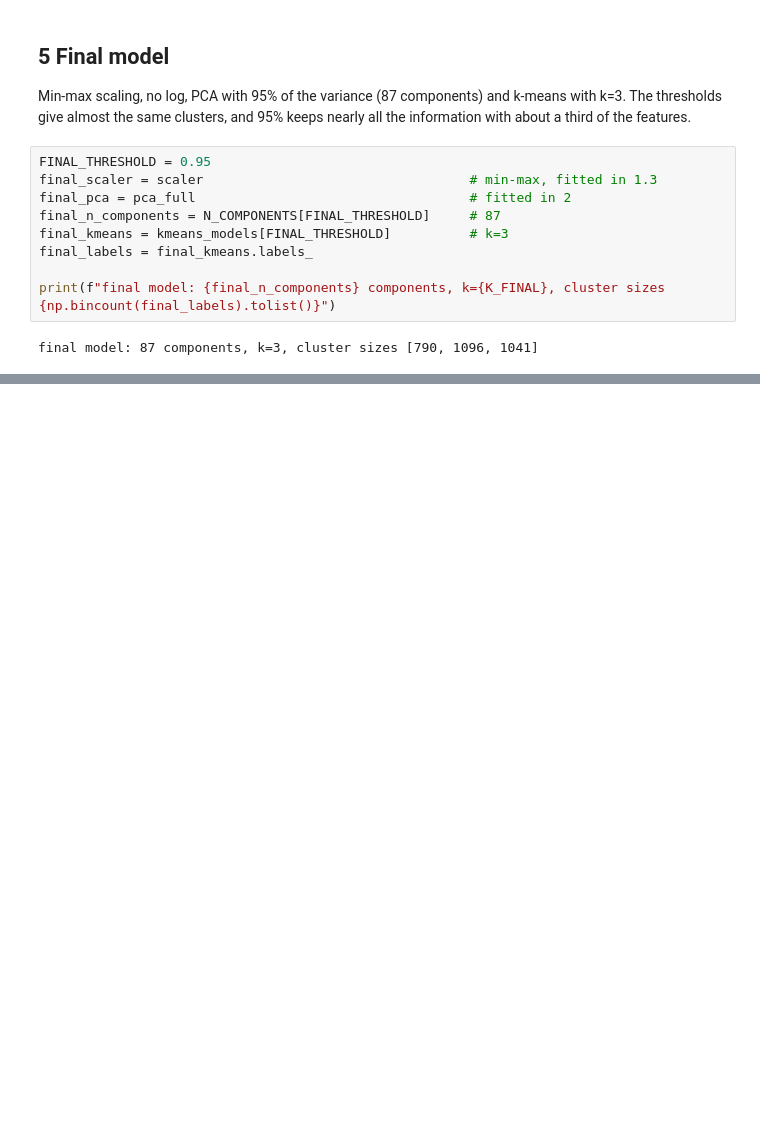
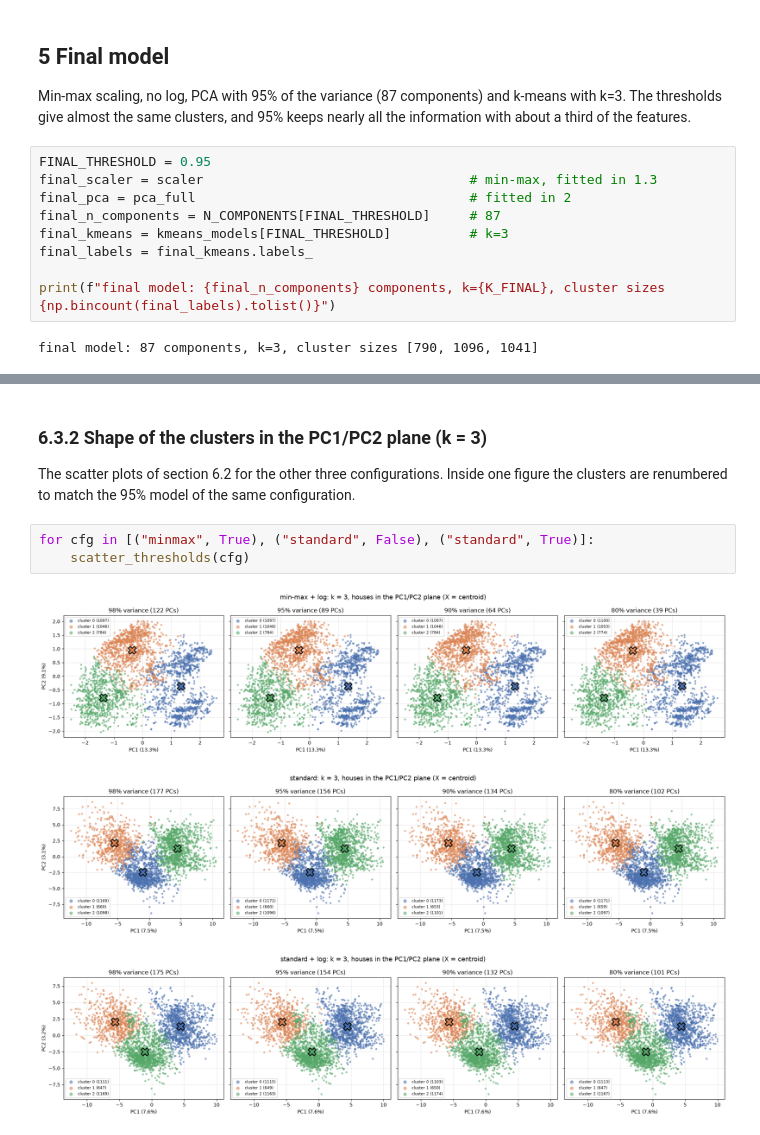
Before and after one commit to Maroscsak-Daniel/Labor-ML-, a Jupyter notebook: L3/L3_PCA_KMeansClustering.ipynb, the cells around one changed output, grey strips where cells are left out. Cells and saved outputs as stored; diff of their text form; blank space fills up the shorter version.

```diff
--- a/L3/L3_PCA_KMeansClustering.ipynb
+++ b/L3/L3_PCA_KMeansClustering.ipynb
@@ -392,0 +650,12 @@ final model: 87 components, k=3, cluster sizes [790, 1096, 1041]
+# %% [markdown]
+### 6.3.2 Shape of the clusters in the PC1/PC2 plane (k = 3)
+
+The scatter plots of section 6.2 for the other three configurations. Inside one figure the clusters are renumbered to match
+the 95% model of the same configuration.
+# %%
+for cfg in [("minmax", True), ("standard", False), ("standard", True)]:
+    scatter_thresholds(cfg)
+# %% [output]
+[figure, added]
+[figure, added]
+[figure, added]
```
Also changed, not shown: parts of 30 cells of this notebook.
